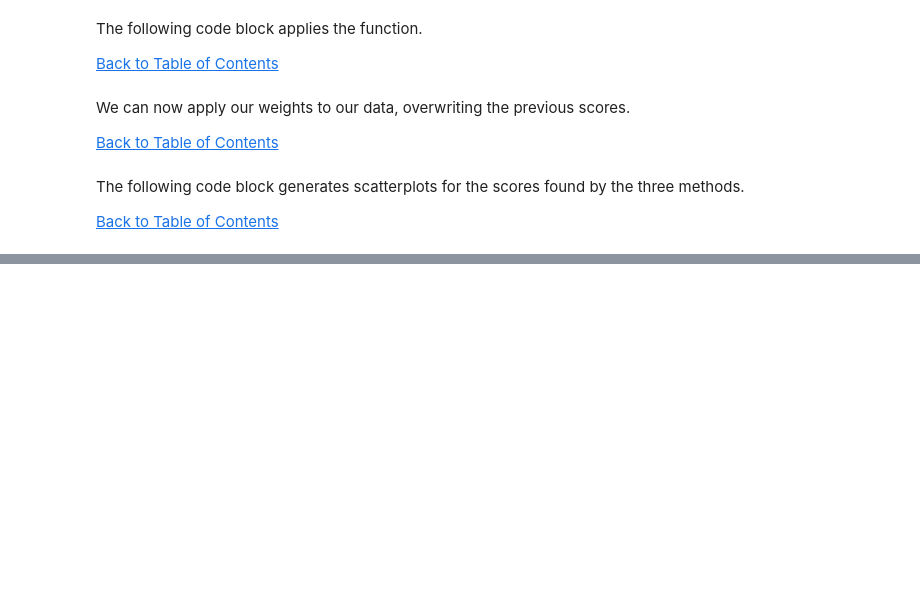
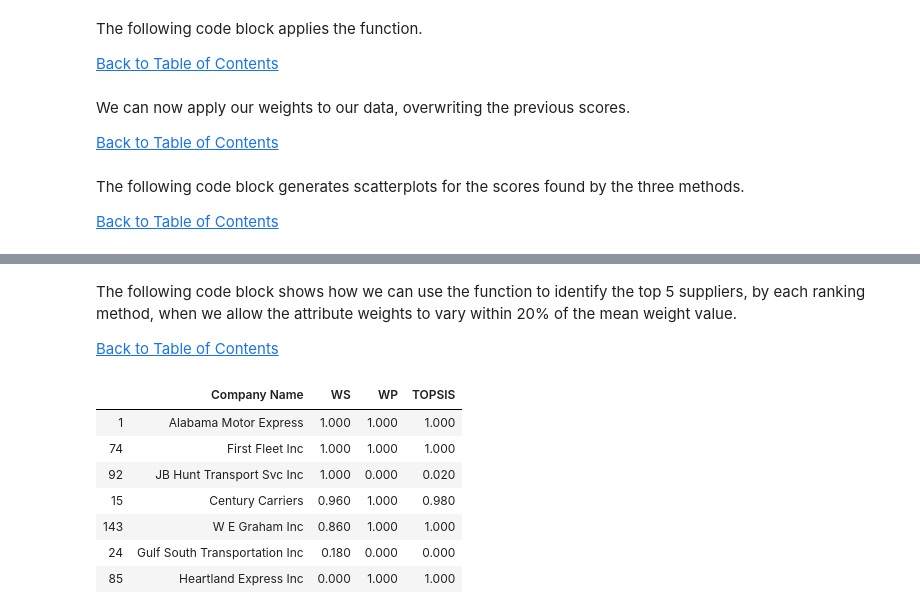
Before and after one commit to nkfreeman/OM_527_Materials, a Jupyter notebook: Supplier_Selection/Supplier Selection Methods.ipynb, the cells around one changed output, grey strips where cells are left out. Drawn from its saved outputs; the diff is of its cells as text; code cells hidden in the pictures; blank space fills up the shorter version.

```diff
--- a/Supplier_Selection/Supplier Selection Methods.ipynb
+++ b/Supplier_Selection/Supplier Selection Methods.ipynb
@@ -1014,0 +1251,20 @@ plt.show()
+# %%
+columns_to_keep = ['Company Name',
+                   'City',
+                   'State',
+                   'ZIP Code',
+                   'Open Saturday',
+                   'Open Sunday',
+                   'Credit Score Num',
+                   'Zip Code Score',
+                   'Location Sales Volume Actual']
+
+clean_data = tr_data[columns_to_keep].copy()
+clean_data = clean_data.reset_index(drop = True)
+clean_data['Location Sales Volume Actual'] = mcdm.normalize_array(clean_data['Location Sales Volume Actual'])
+
+weights = {'Credit Score Num': 0.5028194957704966,
+           'Location Sales Volume Actual': 0.2602315877866833,
+           'Zip Code Score': 0.1343504405731109,
+           'Open Saturday': 0.06777766684747813,
+           'Open Sunday': 0.03482080902223112}
@@ -1014,0 +1364,28 @@ plt.show()
+# %% [markdown]
+The following code block shows how we can use the function to identify the top 5 suppliers, by each ranking method, when we allow the attribute weights to vary within 20% of the mean weight value.
+
+[Back to Table of Contents](#Table_of_Contents)<br>
+# %%
+ranking_methods = {'WS': mcdm.compute_weighted_sum,
+                   'WP': mcdm.compute_weighted_product,
+                   'TOPSIS': mcdm.compute_TOPSIS}
+
+robust_rankings = robust_ranking(clean_data,
+                                 weights,
+                                 'Company Name',
+                                 ranking_methods,
+                                 perturbation_range = 0.20,
+                                 top_values = 5,
+                                 perturbations = 100,
+                                 random_seed = 0)
+
+robust_rankings
+# %% [output]
+|  | Company Name | WS | WP | TOPSIS |
+| 1 | Alabama Motor Express | 1.000 | 1.000 | 1.000 |
+| 74 | First Fleet Inc | 1.000 | 1.000 | 1.000 |
+| 92 | JB Hunt Transport Svc Inc | 1.000 | 0.000 | 0.020 |
+| 15 | Century Carriers | 0.960 | 1.000 | 0.980 |
+| 143 | W E Graham Inc | 0.860 | 1.000 | 1.000 |
+| 24 | Gulf South Transportation Inc | 0.180 | 0.000 | 0.000 |
+| 85 | Heartland Express Inc | 0.000 | 1.000 | 1.000 |
```
Also changed, not shown: parts of 46 cells of this notebook.
